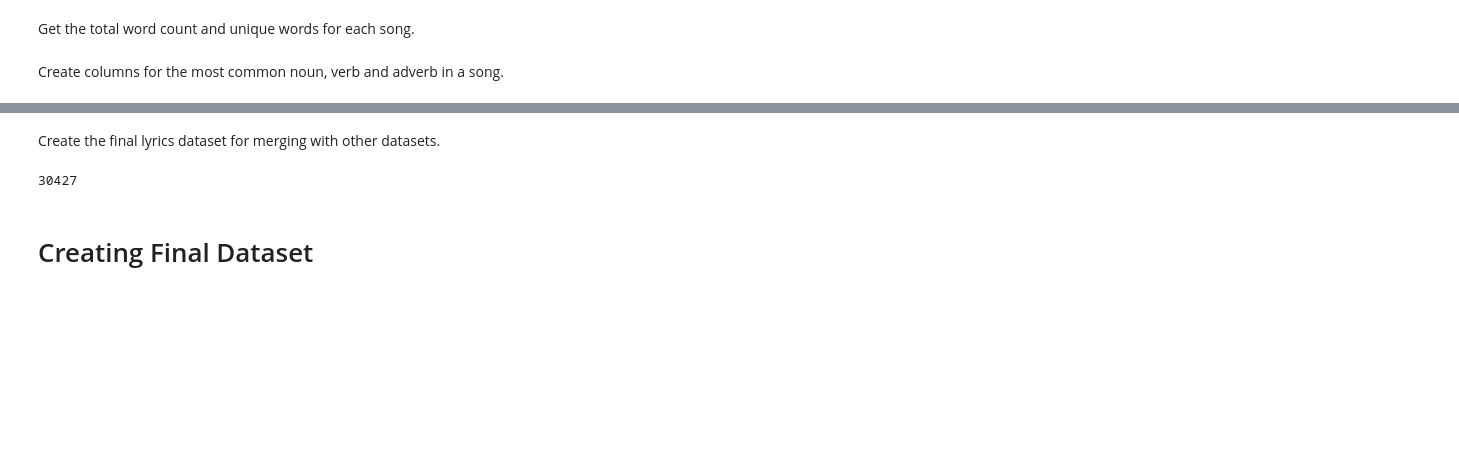
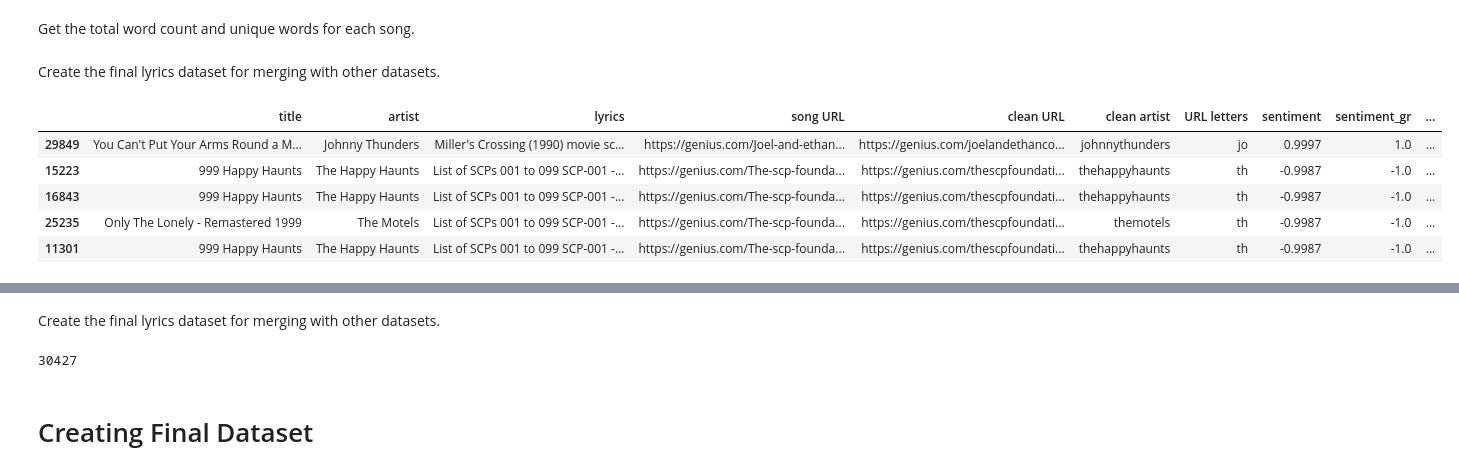
Before and after one commit to Joseph-Willem-Ricci/5450-final-project, a Jupyter notebook: CIS5450_Project.ipynb, the cells around one changed output, grey strips where cells are left out. Saved outputs shown, nothing was run; the diff lists cells and outputs as text; code cells hidden in the pictures; blank space fills up the shorter version.

```diff
--- a/CIS5450_Project.ipynb
+++ b/CIS5450_Project.ipynb
@@ -1198,5 +1146,3 @@ for i in range (0, len(df_lyrics)):
     unique_word_counts.append(len(set(df_lyrics.iloc[i]['lyrics'].split())))
 df_lyrics['word counts'] = word_counts
 df_lyrics['unique word counts'] = unique_word_counts
-# %% [markdown]
-Create columns for the most common noun, verb and adverb in a song.
@@ -1207,0 +1149,12 @@ Create columns for the most common noun, verb and adverb in a song.
+# %% [markdown]
+Create the final lyrics dataset for merging with other datasets.
+# %%
+df_lyrics_high_counts = df_lyrics.sort_values(by = ['word counts'], ascending = False)
+df_lyrics_high_counts.head()
+# %% [output]
+|  | title | artist | lyrics | song URL | clean URL | clean artist | URL letters | sentiment | sentiment_gr | ... |
+| 29849 | You Can't Put Your Arms Round a M... | Johnny Thunders | Miller's Crossing (1990) movie sc... | https://genius.com/Joel-and-ethan... | https://genius.com/joelandethanco... | johnnythunders | jo | 0.9997 | 1.0 | ... |
+| 15223 | 999 Happy Haunts | The Happy Haunts | List of SCPs 001 to 099 SCP-001 -... | https://genius.com/The-scp-founda... | https://genius.com/thescpfoundati... | thehappyhaunts | th | -0.9987 | -1.0 | ... |
+| 16843 | 999 Happy Haunts | The Happy Haunts | List of SCPs 001 to 099 SCP-001 -... | https://genius.com/The-scp-founda... | https://genius.com/thescpfoundati... | thehappyhaunts | th | -0.9987 | -1.0 | ... |
+| 25235 | Only The Lonely - Remastered 1999 | The Motels | List of SCPs 001 to 099 SCP-001 -... | https://genius.com/The-scp-founda... | https://genius.com/thescpfoundati... | themotels | th | -0.9987 | -1.0 | ... |
+| 11301 | 999 Happy Haunts | The Happy Haunts | List of SCPs 001 to 099 SCP-001 -... | https://genius.com/The-scp-founda... | https://genius.com/thescpfoundati... | thehappyhaunts | th | -0.9987 | -1.0 | ... |
```
Also changed, not shown: parts of 22 cells of this notebook.
